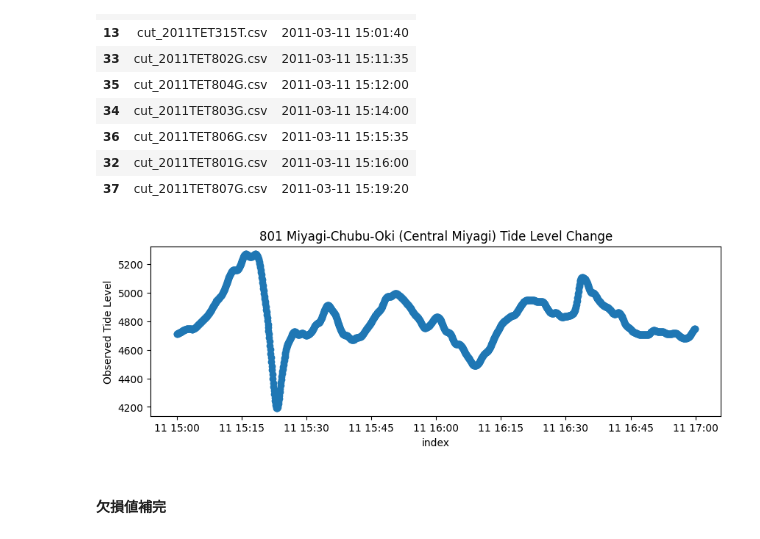
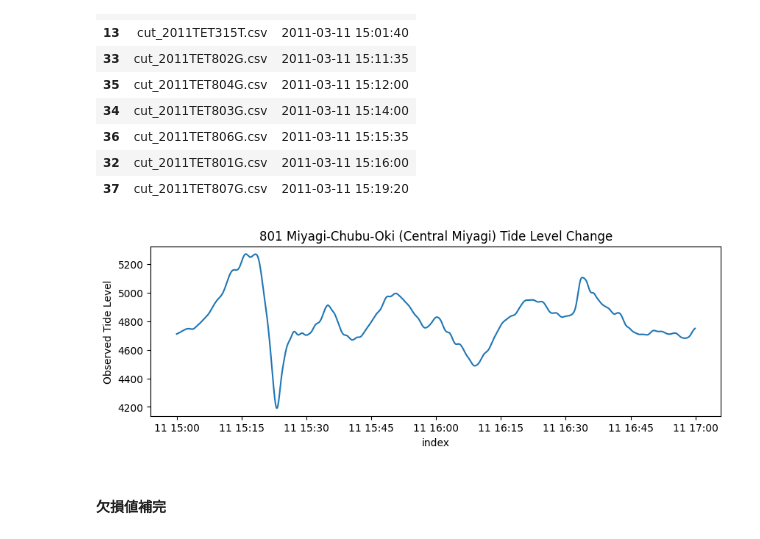
Before and after one commit to tottocoslowlifer/data_analysis, a Jupyter notebook: notebook/test.ipynb, the cells around one changed output. Cells and saved outputs as stored; diff of their text form; code cells hidden in the pictures.

```diff
--- a/notebook/test.ipynb
+++ b/notebook/test.ipynb
@@ -81,20 +80,20 @@ max_df.head(10)
 # %%
 # 801Gの実測水位データの可視化
 fig = plt.figure(figsize=(10,3))
 
 cut_test_df = pd.read_csv(filename_path+"cut_2011TET801G.csv", index_col=0)
 for i in range(len(cut_test_df)):
     s = cut_test_df.loc[i, "datetime"]
     cut_test_df.loc[i, "datetime"] = dt.strptime(s, "%Y-%m-%d %H:%M:%S")
 
-plt.scatter(x=cut_test_df["datetime"], y=cut_test_df["observed"])
+plt.plot(cut_test_df["datetime"], cut_test_df["observed"])
 plt.title("801 Miyagi-Chubu-Oki (Central Miyagi) Tide Level Change")
 plt.xlabel("index")
 plt.ylabel("Observed Tide Level")
 
 fig.show()
 # %% [output]
-[figure, old version]
+[figure, new version]
 # %% [markdown]
 #### 欠損値補完
 # %%
```
Also changed, not shown: parts of 25 cells of this notebook, 1 other file.
